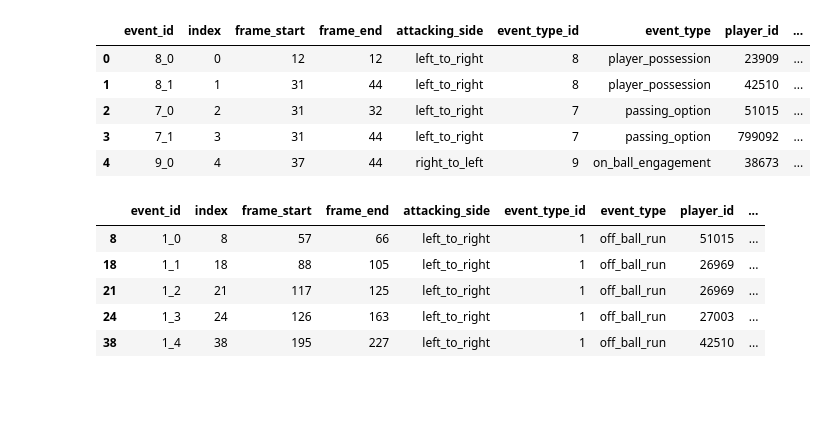
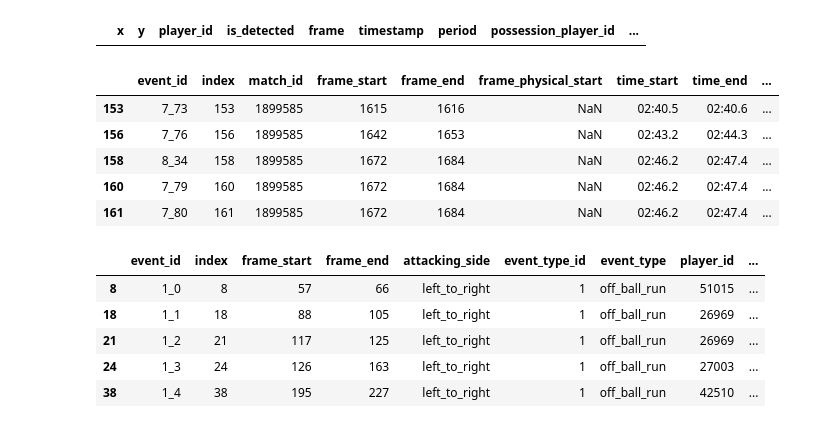
Before and after one commit to MihirT906/PlayTactix, a Jupyter notebook: backend/services/test_data_ingestion.ipynb, the cells around one changed output. Cells and saved outputs as stored; diff of their text form; code cells hidden in the pictures; blank space fills up the shorter version.

```diff
--- a/backend/services/test_data_ingestion.ipynb
+++ b/backend/services/test_data_ingestion.ipynb
@@ -33,12 +47,18 @@ silver_event_data = di._get_silver_event_data(bronze_event_data)
+# %%
+silver_tracking_data[silver_tracking_data['frame'] == 44558]
+# %% [output]
+|  | x | y | player_id | is_detected | frame | timestamp | period | possession_player_id | ... |
 # %%
-silver_event_data.head()
+import pandas as pd
+pd.set_option('display.max_columns', None)  # Show all columns
+bronze_event_data[bronze_event_data['first_line_break'] == True].head()
 # %% [output]
-|  | event_id | index | frame_start | frame_end | attacking_side | event_type_id | event_type | player_id | ... |
-| 0 | 8_0 | 0 | 12 | 12 | left_to_right | 8 | player_possession | 23909 | ... |
-| 1 | 8_1 | 1 | 31 | 44 | left_to_right | 8 | player_possession | 42510 | ... |
-| 2 | 7_0 | 2 | 31 | 32 | left_to_right | 7 | passing_option | 51015 | ... |
-| 3 | 7_1 | 3 | 31 | 44 | left_to_right | 7 | passing_option | 799092 | ... |
-| 4 | 9_0 | 4 | 37 | 44 | right_to_left | 9 | on_ball_engagement | 38673 | ... |
+|  | event_id | index | match_id | frame_start | frame_end | frame_physical_start | time_start | time_end | ... |
+| 153 | 7_73 | 153 | 1899585 | 1615 | 1616 | NaN | 02:40.5 | 02:40.6 | ... |
+| 156 | 7_76 | 156 | 1899585 | 1642 | 1653 | NaN | 02:43.2 | 02:44.3 | ... |
+| 158 | 8_34 | 158 | 1899585 | 1672 | 1684 | NaN | 02:46.2 | 02:47.4 | ... |
+| 160 | 7_79 | 160 | 1899585 | 1672 | 1684 | NaN | 02:46.2 | 02:47.4 | ... |
+| 161 | 7_80 | 161 | 1899585 | 1672 | 1684 | NaN | 02:46.2 | 02:47.4 | ... |
 # %%
 silver_event_data[silver_event_data['event_type'] == 'off_ball_run'].head()
 # %% [output]
```
Also changed, not shown: parts of 3 cells of this notebook, 7 other files.
